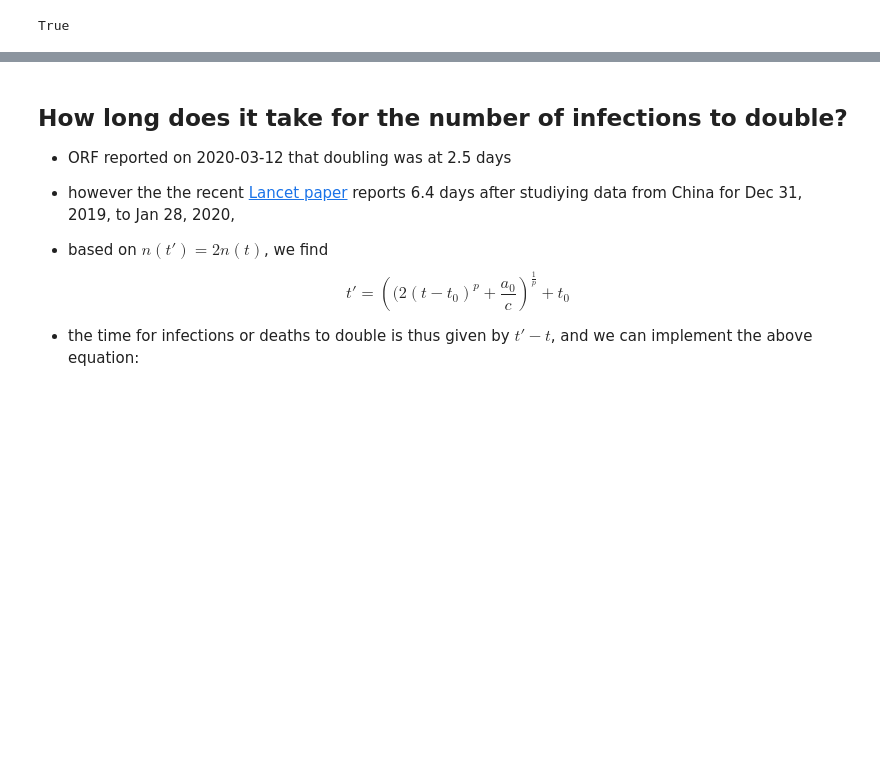
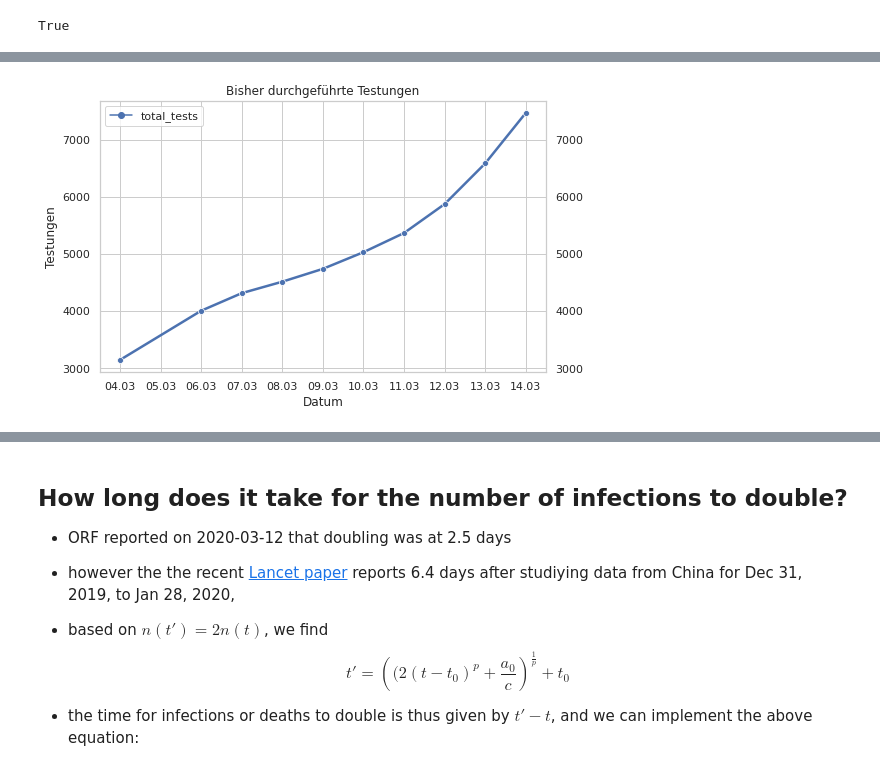
Before and after one commit to danielw2904/Austria-COVID-19, a Jupyter notebook: Austria.ipynb, the cells around one changed output, grey strips where cells are left out. Drawn from its saved outputs; the diff is of its cells as text; code cells hidden in the pictures; blank space fills up the shorter version.

```diff
--- a/Austria.ipynb
+++ b/Austria.ipynb
@@ -206,3 +219,13 @@ ax.xaxis.set_major_formatter(mdates.DateFormatter('%d.%m'))
+# %%
+plot, ax = plt.subplots()
+plot = sns.lineplot(data=total_tests, linewidth=2.5,  markers=filled_markers, ax=ax)
+plot.tick_params(labelright=True)
+plot.set(xlabel='Datum', ylabel='Testungen', title="Bisher durchgeführte Testungen")
+ax.xaxis.set_major_locator(mdates.DayLocator())
+ax.xaxis.set_major_formatter(mdates.DateFormatter('%d.%m'))
+export_fig(plot.get_figure(), "country-tests")
+# %% [output]
+[figure, added]
 # %%
 country = df.copy()
 country.drop(columns=country.columns.difference(["total_cases", "total_deaths"]), inplace=True)
```
Also changed, not shown: parts of 25 cells of this notebook, 22 other files.
